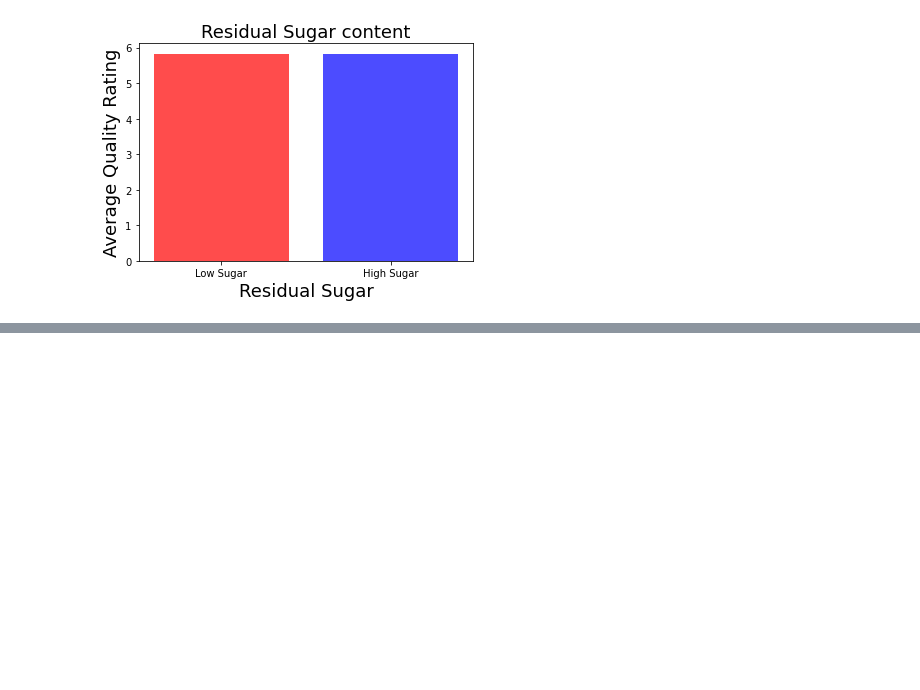
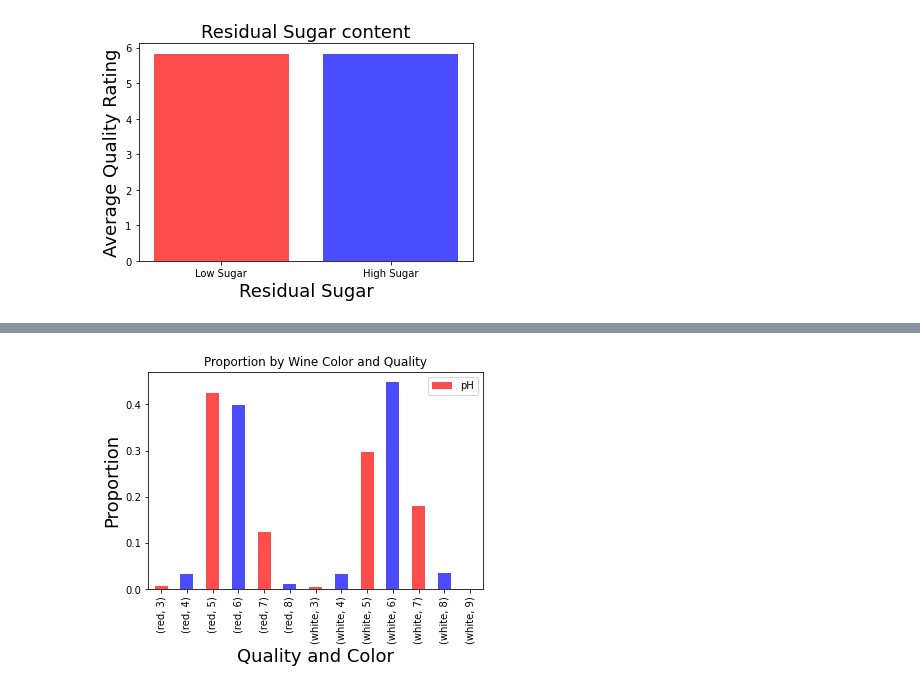
Before and after one commit to MRX44/Wine-Data-analysis, a Jupyter notebook: Untitled.ipynb, the cells around one changed output, grey strips where cells are left out. Drawn from its saved outputs; the diff is of its cells as text; code cells hidden in the pictures; blank space fills up the shorter version.

```diff
--- a/Untitled.ipynb
+++ b/Untitled.ipynb
@@ -291,0 +321,10 @@ plt.ylabel('Average Quality Rating',fontsize=18);
+# %%
+'''draw by proportions as it seems white wine have larger numbers than red wine '''
+totals = wine_df.groupby("color").count()["pH"]
+proportions = color_counts / totals
+proportions.plot(kind='bar', title='Proportion by Wine Color and Quality', color=colors, alpha=.7);
+plt.xlabel('Quality and Color', fontsize=18)
+plt.ylabel('Proportion', fontsize=18)
+plt.legend();
+# %% [output]
+[figure, added]
```
Also changed, not shown: parts of 2 cells of this notebook.
